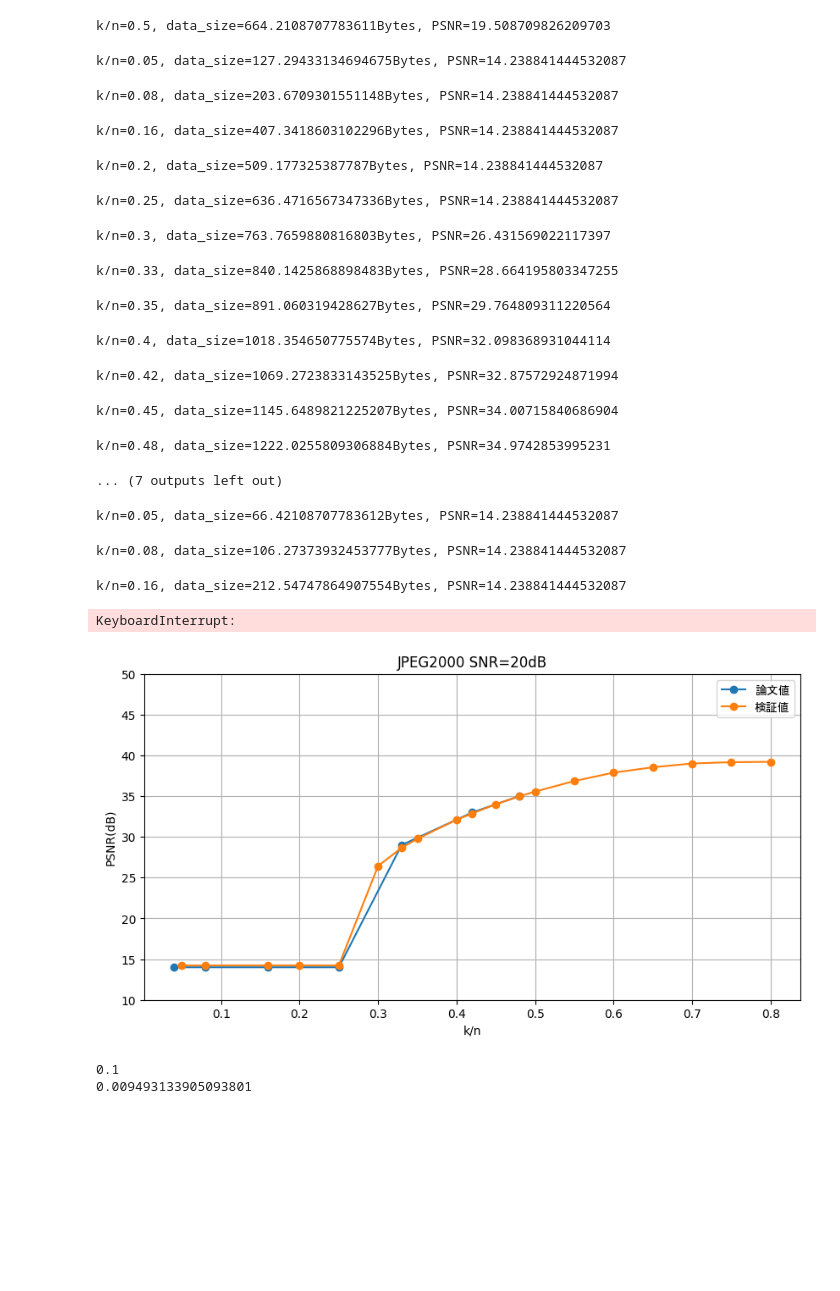
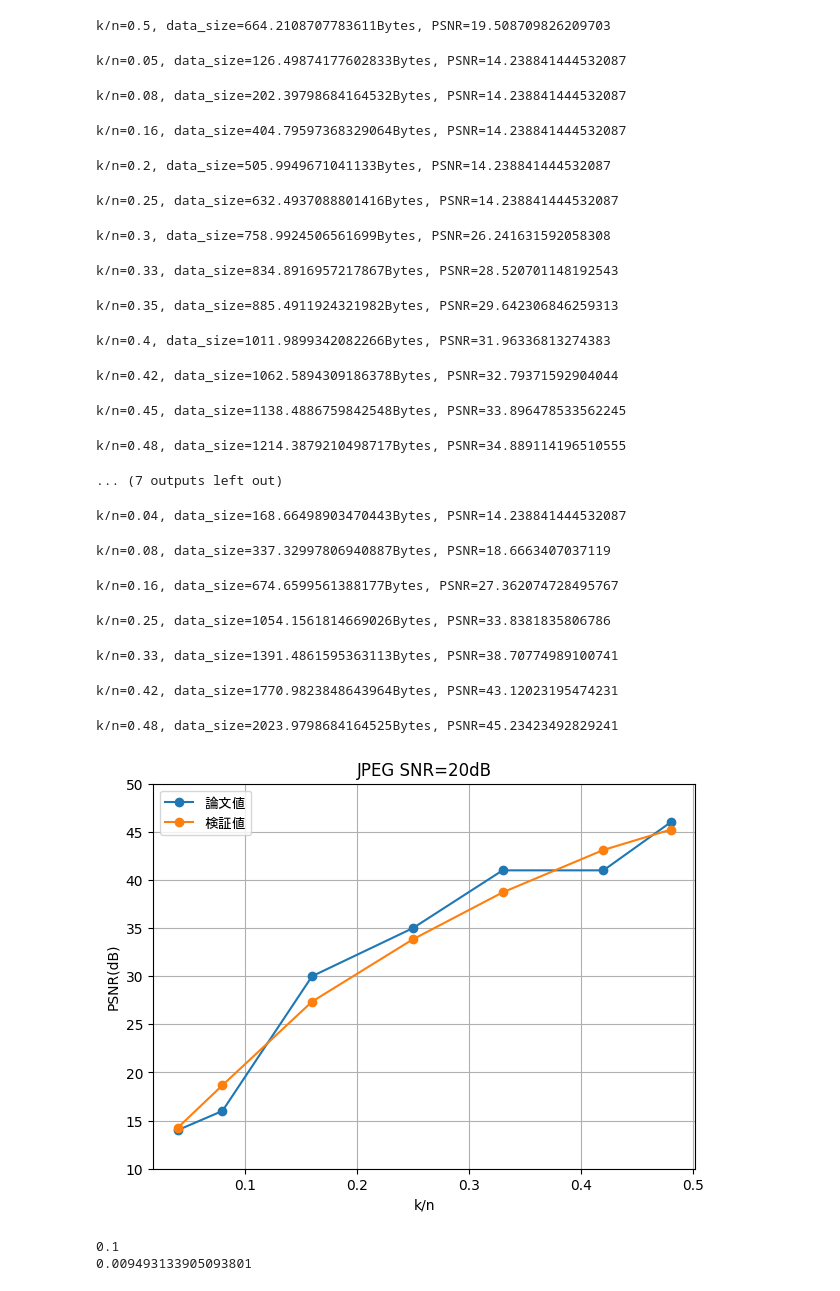
Before and after one commit to Omi031/DeepJSCC_for_Wireless_Image_Transmission, a Jupyter notebook: JPEG.ipynb, the cells around one changed output. Cells and saved outputs as stored; diff of their text form; code cells hidden in the pictures; blank space fills up the shorter version.

```diff
--- a/JPEG.ipynb
+++ b/JPEG.ipynb
@@ -794,7 +794,7 @@ def get_jpeg_size(img, quality):
 
 for k_n in k_n_list:
   R_max = k_n*C
-  data_size_max = n*R_max/5.3
+  data_size_max = n*R_max/8*1.5
 
 
 
@@ -830,18 +830,18 @@ for k_n in k_n_list:
 
   print(f'k/n={k_n}, data_size={data_size_max}Bytes, PSNR={psnr_avg}')
 # %% [output]
-k/n=0.05, data_size=127.29433134694675Bytes, PSNR=14.238841444532087
+k/n=0.05, data_size=126.49874177602833Bytes, PSNR=14.238841444532087
-k/n=0.08, data_size=203.6709301551148Bytes, PSNR=14.238841444532087
+k/n=0.08, data_size=202.39798684164532Bytes, PSNR=14.238841444532087
-k/n=0.16, data_size=407.3418603102296Bytes, PSNR=14.238841444532087
+k/n=0.16, data_size=404.79597368329064Bytes, PSNR=14.238841444532087
-k/n=0.2, data_size=509.177325387787Bytes, PSNR=14.238841444532087
+k/n=0.2, data_size=505.9949671041133Bytes, PSNR=14.238841444532087
-k/n=0.25, data_size=636.4716567347336Bytes, PSNR=14.238841444532087
+k/n=0.25, data_size=632.4937088801416Bytes, PSNR=14.238841444532087
-k/n=0.3, data_size=763.7659880816803Bytes, PSNR=26.431569022117397
+k/n=0.3, data_size=758.9924506561699Bytes, PSNR=26.241631592058308
-k/n=0.33, data_size=840.1425868898483Bytes, PSNR=28.664195803347255
+k/n=0.33, data_size=834.8916957217867Bytes, PSNR=28.520701148192543
-k/n=0.35, data_size=891.060319428627Bytes, PSNR=29.764809311220564
+k/n=0.35, data_size=885.4911924321982Bytes, PSNR=29.642306846259313
-k/n=0.4, data_size=1018.354650775574Bytes, PSNR=32.098368931044114
+k/n=0.4, data_size=1011.9899342082266Bytes, PSNR=31.96336813274383
-k/n=0.42, data_size=1069.2723833143525Bytes, PSNR=32.87572924871994
+k/n=0.42, data_size=1062.5894309186378Bytes, PSNR=32.79371592904044
-k/n=0.45, data_size=1145.6489821225207Bytes, PSNR=34.00715840686904
+k/n=0.45, data_size=1138.4886759842548Bytes, PSNR=33.896478533562245
-k/n=0.48, data_size=1222.0255809306884Bytes, PSNR=34.9742853995231
+k/n=0.48, data_size=1214.3879210498717Bytes, PSNR=34.889114196510555
 ... (7 outputs left out)
 # %%
 import cv2, tqdm
@@ -858,7 +858,9 @@ org_img = org_img[:100]
 n = org_img[0].size
 
 SNR = 10
-k_n_list = [0.05, 0.08, 0.16,  0.2, 0.25, 0.3, 0.33, 0.35, 0.4, 0.42, 0.45, 0.48, 0.5, 0.55, 0.6, 0.65, 0.7, 0.75, 0.8]
+# k_n_list_c = [0.04, 0.08, 0.16, 0.25, 0.33, 0.42, 0.48]
+# k_n_list = [0.05, 0.08, 0.16,  0.2, 0.25, 0.3, 0.33, 0.35, 0.4, 0.42, 0.45, 0.48, 0.5, 0.55, 0.6, 0.65, 0.7, 0.75, 0.8]
+k_n_list = [0.04, 0.08, 0.16, 0.25, 0.33, 0.42, 0.48]
 # k_n_list = [0.05, 0.2, 0.3, 0.4, 0.48]
 C = np.log2(1+SNR)
 
@@ -888,7 +890,7 @@ def get_jpeg_size(img, quality):
 
 for k_n in k_n_list:
   R_max = k_n*C
-  data_size_max = n*R_max/8
+  data_size_max = n*R_max/8*2.5
 
 
 
@@ -922,32 +924,35 @@ for k_n in k_n_list:
 
   print(f'k/n={k_n}, data_size={data_size_max}Bytes, PSNR={psnr_avg}')
 # %% [output]
-k/n=0.05, data_size=66.42108707783612Bytes, PSNR=14.238841444532087
+k/n=0.04, data_size=168.66498903470443Bytes, PSNR=14.238841444532087
-k/n=0.08, data_size=106.27373932453777Bytes, PSNR=14.238841444532087
+k/n=0.08, data_size=337.32997806940887Bytes, PSNR=18.6663407037119
-k/n=0.16, data_size=212.54747864907554Bytes, PSNR=14.238841444532087
+k/n=0.16, data_size=674.6599561388177Bytes, PSNR=27.362074728495767
-KeyboardInterrupt:
+k/n=0.25, data_size=1054.1561814669026Bytes, PSNR=33.8381835806786
+k/n=0.33, data_size=1391.4861595363113Bytes, PSNR=38.70774989100741
+k/n=0.42, data_size=1770.9823848643964Bytes, PSNR=43.12023195474231
+k/n=0.48, data_size=2023.9798684164525Bytes, PSNR=45.23423492829241
 # %%
 k_n_list_c = [0.04, 0.08, 0.16, 0.25, 0.33, 0.42, 0.48]
-psnr_avg_list_c = [14, 14, 14, 14, 29, 33, 35]
+# psnr_avg_list_c = [14, 14, 14, 14, 29, 33, 35]
 # psnr_avg_list_c = [14, 14, 14, 14, 14, 14, 14]
 # psnr_avg_list_c = [14, 14, 17, 26, 30, 33, 35]
-# psnr_avg_list_c = [14, 16, 30, 35, 41, 41, 46]
+psnr_avg_list_c = [14, 16, 30, 35, 41, 41, 46]
 
-fig = plt.figure(figsize=(10,5))
-axes = fig.add_subplot(1,1,1, title='JPEG2000 SNR=20dB', xlabel='k/n', ylabel='PSNR(dB)')
+fig = plt.figure(figsize=(7,5))
+axes = fig.add_subplot(1,1,1, title='JPEG SNR=20dB', xlabel='k/n', ylabel='PSNR(dB)')
 
 axes.plot(k_n_list_c, psnr_avg_list_c, '-', marker='o')
 axes.plot(k_n_list, psnr_avg_list, '-', marker='o')
 
 axes.legend(['論文値', '検証値'], prop={"family":"MS Gothic"})
 axes.set_ylim([10,50])
 
 plt.grid()
 
 
 plt.show()
 # %% [output]
-[figure, old version]
+[figure, new version]
 # %%
 import numpy as np
 
```
Also changed, not shown: parts of 1 cell of this notebook, 8 other files.
